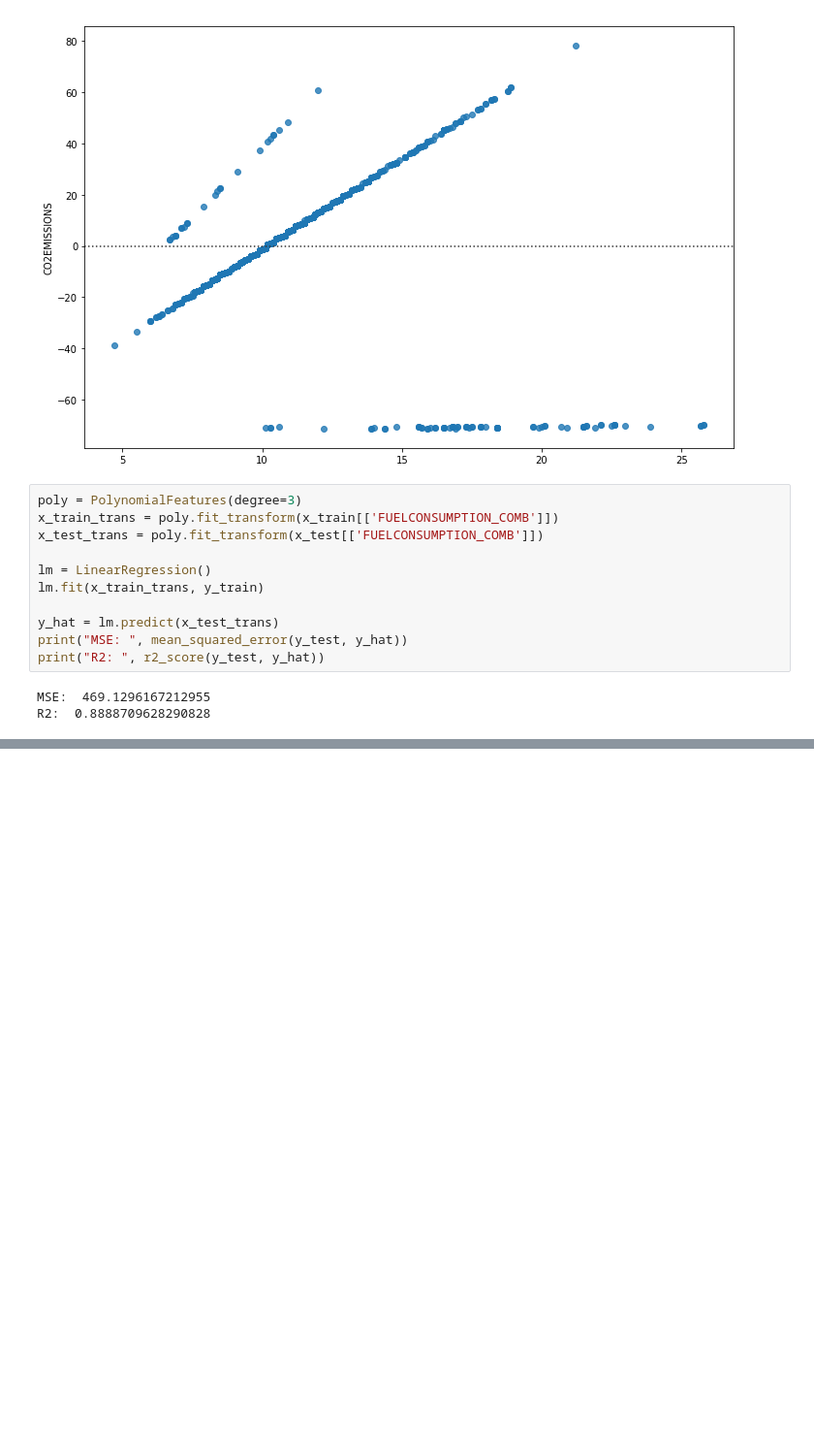
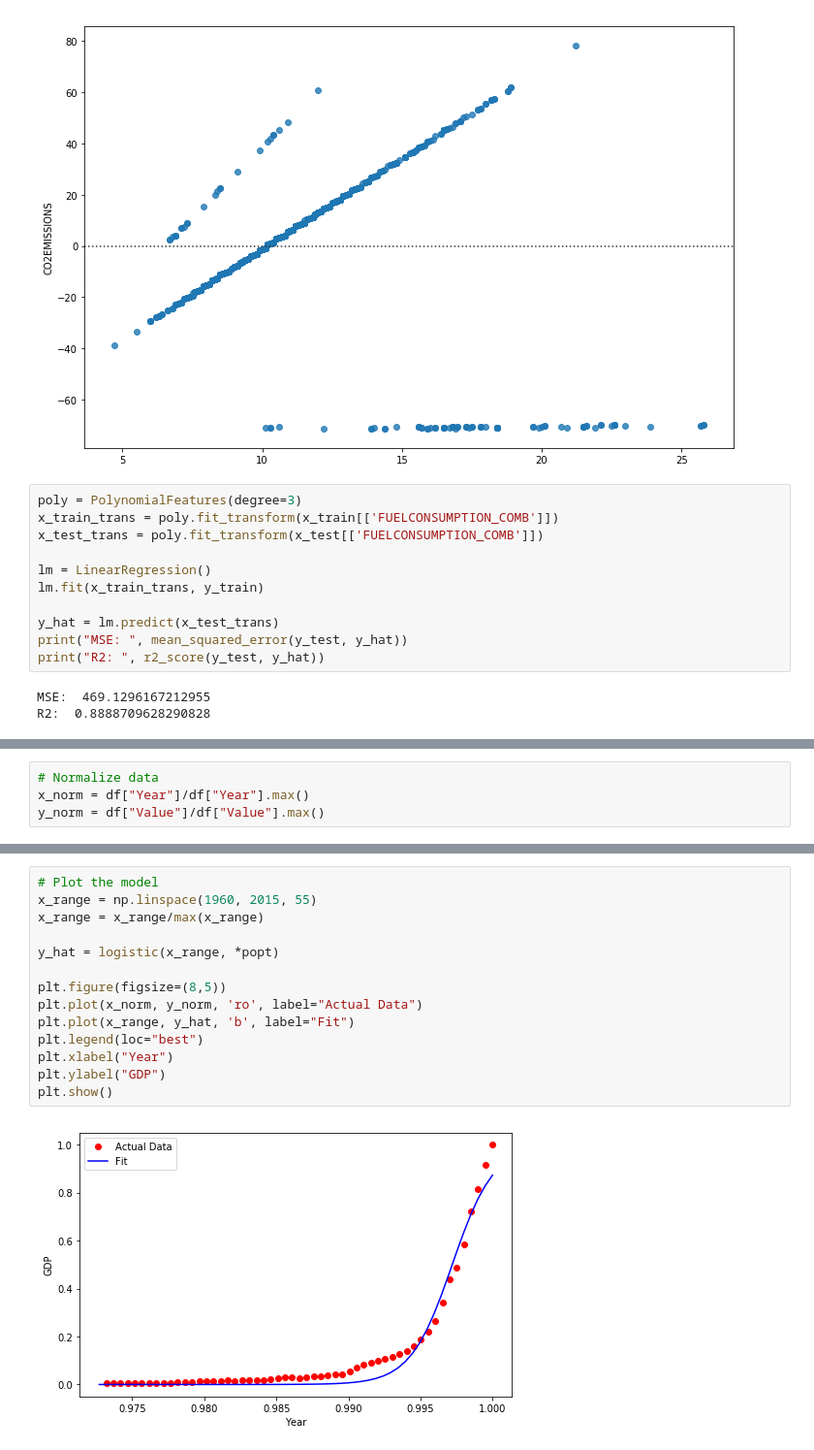
Before and after one commit to amypeniston/data-science-toolbox, a Jupyter notebook: Machine_Learning.ipynb, the cells around one changed output, grey strips where cells are left out. Shown at 97% size. Cells and saved outputs as stored; diff of their text form; blank space fills up the shorter version.

```diff
--- a/Machine_Learning.ipynb
+++ b/Machine_Learning.ipynb
@@ -238,0 +276,4 @@ R2:  0.8888709628290828
+# %%
+# Normalize data
+x_norm = df["Year"]/df["Year"].max()
+y_norm = df["Value"]/df["Value"].max()
@@ -238,0 +286,16 @@ R2:  0.8888709628290828
+# %%
+# Plot the model
+x_range = np.linspace(1960, 2015, 55)
+x_range = x_range/max(x_range)
+
+y_hat = logistic(x_range, *popt)
+
+plt.figure(figsize=(8,5))
+plt.plot(x_norm, y_norm, 'ro', label="Actual Data")
+plt.plot(x_range, y_hat, 'b', label="Fit")
+plt.legend(loc="best")
+plt.xlabel("Year")
+plt.ylabel("GDP")
+plt.show()
+# %% [output]
+[figure, added]
```
Also changed, not shown: parts of 9 cells of this notebook, 1 other file.
